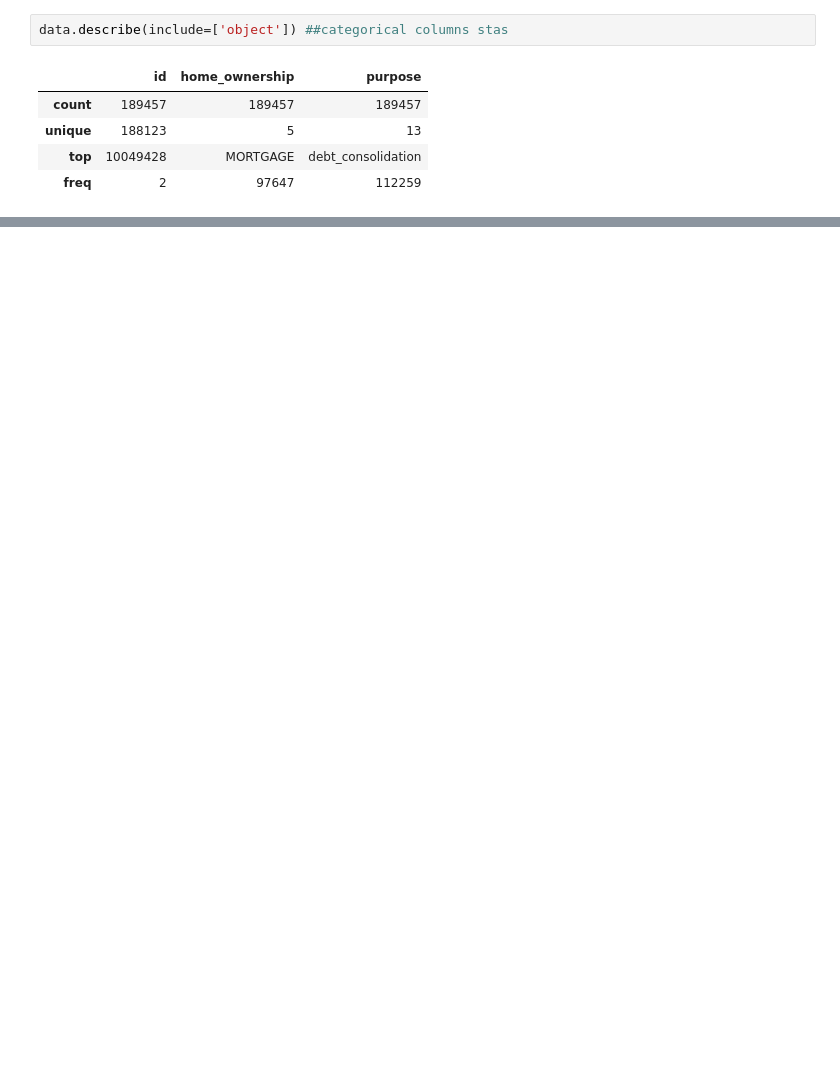
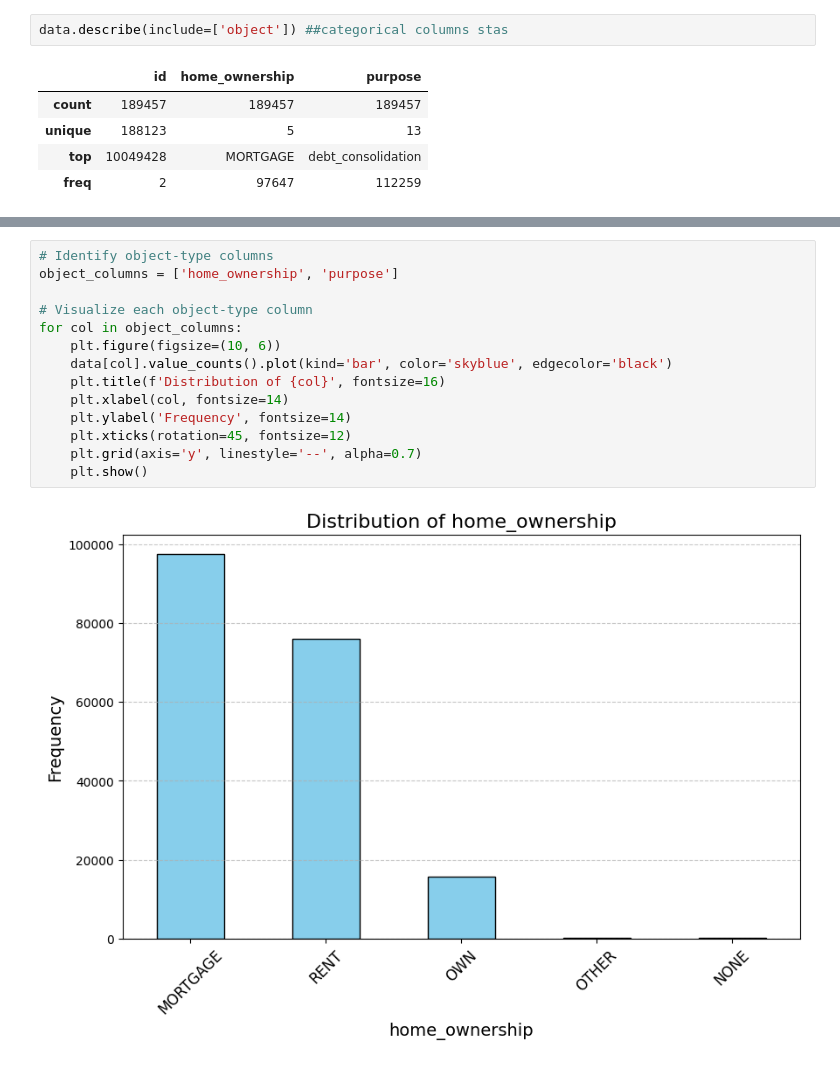
Before and after one commit to LvSophia/bad_loan_detection, a Jupyter notebook: JP_project.ipynb, the cells around one changed output, grey strips where cells are left out. Drawn from its saved outputs; the diff is of its cells as text; blank space fills up the shorter version.

```diff
--- a/JP_project.ipynb
+++ b/JP_project.ipynb
@@ -217,0 +261,16 @@ data.describe(include=['object']) ##categorical columns stas
+# %%
+# Identify object-type columns
+object_columns = ['home_ownership', 'purpose']
+
+# Visualize each object-type column
+for col in object_columns:
+    plt.figure(figsize=(10, 6))
+    data[col].value_counts().plot(kind='bar', color='skyblue', edgecolor='black')
+    plt.title(f'Distribution of {col}', fontsize=16)
+    plt.xlabel(col, fontsize=14)
+    plt.ylabel('Frequency', fontsize=14)
+    plt.xticks(rotation=45, fontsize=12)
+    plt.grid(axis='y', linestyle='--', alpha=0.7)
+    plt.show()
+# %% [output]
+[figure, added]
```
Also changed, not shown: parts of 7 cells of this notebook.
